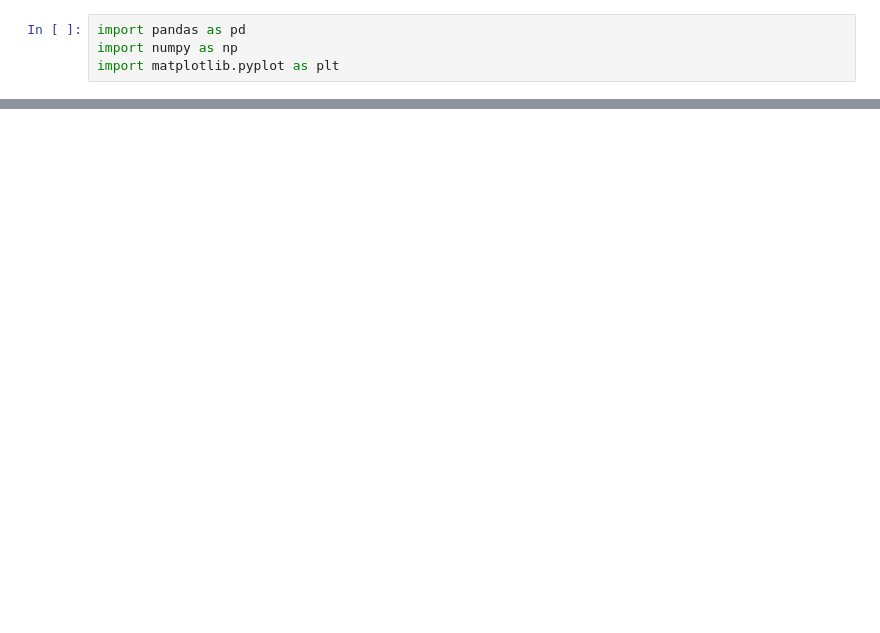
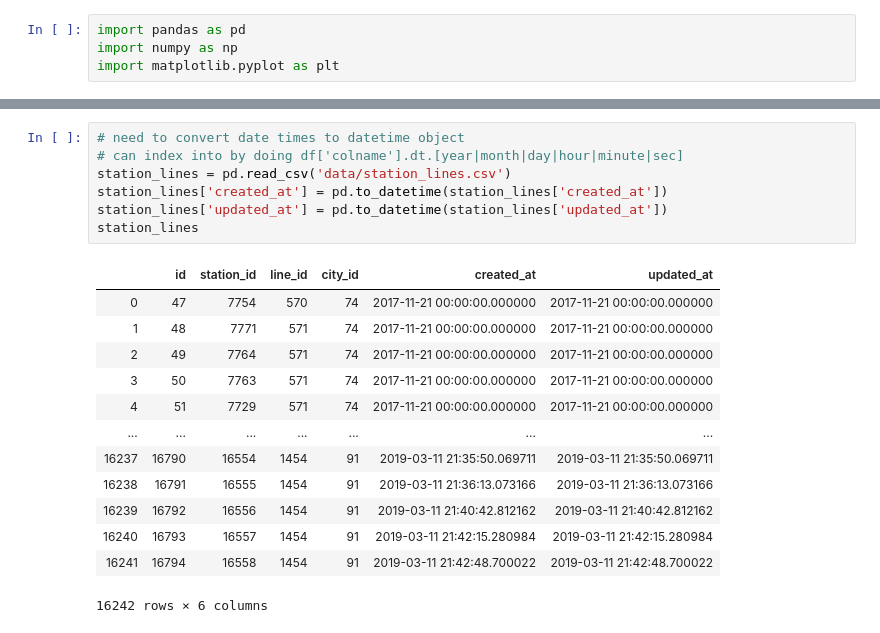
Before and after one commit to rcohngru/Fun-With-Trains, a Jupyter notebook: Fun with trains.ipynb, the cells around one changed output, grey strips where cells are left out. Cells and saved outputs as stored; diff of their text form; blank space fills up the shorter version.

```diff
--- a/Fun with trains.ipynb
+++ b/Fun with trains.ipynb
@@ -56,0 +80,21 @@ cities
+# %%
+# need to convert date times to datetime object
+# can index into by doing df['colname'].dt.[year|month|day|hour|minute|sec]
+station_lines = pd.read_csv('data/station_lines.csv')
+station_lines['created_at'] = pd.to_datetime(station_lines['created_at'])
+station_lines['updated_at'] = pd.to_datetime(station_lines['updated_at'])
+station_lines
+# %% [output]
+|  | id | station_id | line_id | city_id | created_at | updated_at |
+| 0 | 47 | 7754 | 570 | 74 | 2017-11-21 00:00:00.000000 | 2017-11-21 00:00:00.000000 |
+| 1 | 48 | 7771 | 571 | 74 | 2017-11-21 00:00:00.000000 | 2017-11-21 00:00:00.000000 |
+| 2 | 49 | 7764 | 571 | 74 | 2017-11-21 00:00:00.000000 | 2017-11-21 00:00:00.000000 |
+| 3 | 50 | 7763 | 571 | 74 | 2017-11-21 00:00:00.000000 | 2017-11-21 00:00:00.000000 |
+| 4 | 51 | 7729 | 571 | 74 | 2017-11-21 00:00:00.000000 | 2017-11-21 00:00:00.000000 |
+| ... | ... | ... | ... | ... | ... | ... |
+| 16237 | 16790 | 16554 | 1454 | 91 | 2019-03-11 21:35:50.069711 | 2019-03-11 21:35:50.069711 |
+| 16238 | 16791 | 16555 | 1454 | 91 | 2019-03-11 21:36:13.073166 | 2019-03-11 21:36:13.073166 |
+| 16239 | 16792 | 16556 | 1454 | 91 | 2019-03-11 21:40:42.812162 | 2019-03-11 21:40:42.812162 |
+| 16240 | 16793 | 16557 | 1454 | 91 | 2019-03-11 21:42:15.280984 | 2019-03-11 21:42:15.280984 |
+| 16241 | 16794 | 16558 | 1454 | 91 | 2019-03-11 21:42:48.700022 | 2019-03-11 21:42:48.700022 |
+16242 rows × 6 columns
```
Also changed, not shown: parts of 14 cells of this notebook, 1 other file.
